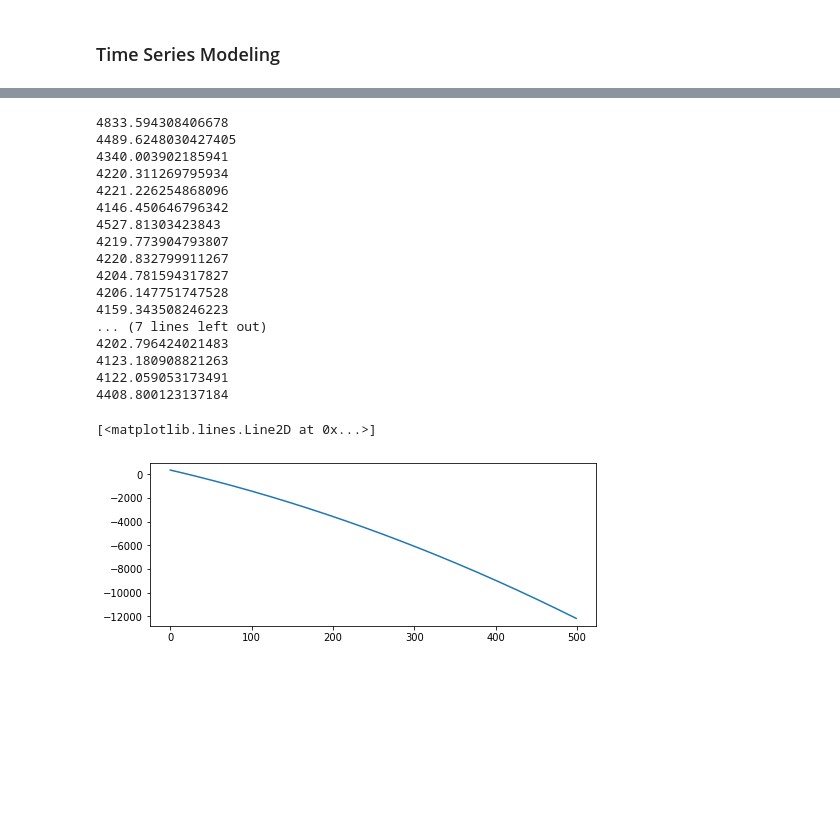
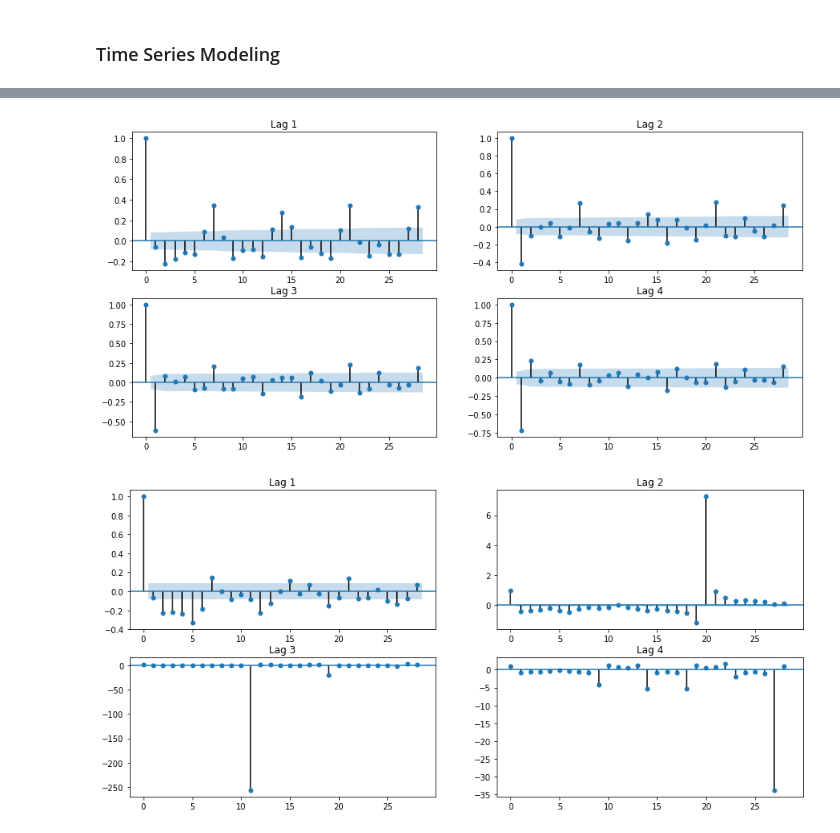
Before and after one commit to christinejiang11/personal_projects, a Jupyter notebook: Web_Traffic_Time_Series/Web_Traffic_Prediction.ipynb, the cells around one changed output, grey strips where cells are left out. Drawn from its saved outputs; the diff is of its cells as text; code cells hidden in the pictures; blank space fills up the shorter version.

```diff
--- a/Web_Traffic_Time_Series/Web_Traffic_Prediction.ipynb
+++ b/Web_Traffic_Time_Series/Web_Traffic_Prediction.ipynb
@@ -206,5 +185,0 @@ Not stationary
-# %%
-plt.rcParams['figure.figsize']=(8,3)
-df_lag1 = df.diff(periods=1)
-plot_acf(df_lag1[1:])
-#d is 1
@@ -240,35 +186,36 @@ plt.plot(test['Hits'].values)
-# %%
-p=d=q=range(0,3)
-test = {d:(p,q) for p,d,q in itertools.product(p,d,q)}
-pdq = list(itertools.product(p,d,q))
-
-for param in pdq:
-    try:
-        arima = ARIMA(train, order = param).fit()
-        print(arima.aic)
-    except:
-        continue
-# %% [output]
-4833.594308406678
-4489.6248030427405
-4340.003902185941
-4220.311269795934
-4221.226254868096
-4146.450646796342
-4527.81303423843
-4219.773904793807
-4220.832799911267
-4204.781594317827
-4206.147751747528
-4159.343508246223
-... (7 lines left out)
-4202.796424021483
-4123.180908821263
-4122.059053173491
-4408.800123137184
-# %%
-predictions=arima.forecast(steps=500)
-plt.plot(predictions[0])
-# %% [output]
-[<matplotlib.lines.Line2D at 0x...>]
-[figure, removed]
+# %%
+#try q values of 1-4
+plt.rcParams['figure.figsize'] = (10,3)
+
+fig, axes = plt.subplots(2,2,figsize=(15,7))
+df_lag1=avg_df.diff(periods=1)
+fig = plot_acf(df_lag1[1:], ax=axes[0][0], title = 'Lag 1')
+
+df_lag2 = df_lag1.diff(periods=1)
+fig = plot_acf(df_lag2[2:], ax=axes[0][1], title = 'Lag 2')
+
+df_lag3 = df_lag2.diff(periods=1)
+fig = plot_acf(df_lag3[3:], ax=axes[1][0], title = 'Lag 3')
+
+df_lag4 = df_lag3.diff(periods=1)
+fig = plot_acf(df_lag4[4:], ax=axes[1][1], title = 'Lag 4')
+# %% [output]
+[figure, added]
+# %%
+#try q values of 1-7
+plt.rcParams['figure.figsize'] = (10,3)
+
+fig, axes = plt.subplots(2,2,figsize=(15,7))
+df_lag1=avg_df.diff(periods=1)
+fig = plot_pacf(df_lag1[1:], ax=axes[0][0], title = 'Lag 1')
+
+df_lag2 = df_lag1.diff(periods=1)
+fig = plot_pacf(df_lag2[2:], ax=axes[0][1], title = 'Lag 2')
+
+df_lag3 = df_lag2.diff(periods=1)
+fig = plot_pacf(df_lag3[3:], ax=axes[1][0], title = 'Lag 3')
+
+df_lag4 = df_lag3.diff(periods=1)
+fig = plot_pacf(df_lag4[4:], ax=axes[1][1], title = 'Lag 4')
+# %% [output]
+[figure, added]
```
Also changed, not shown: parts of 17 cells of this notebook.
